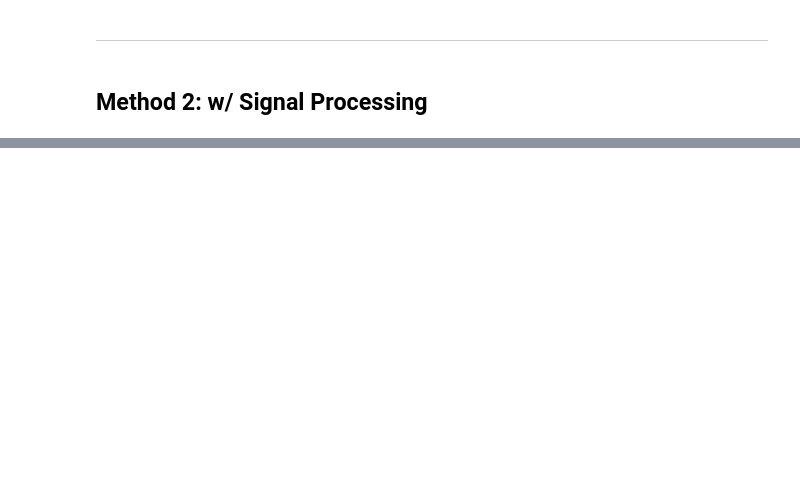
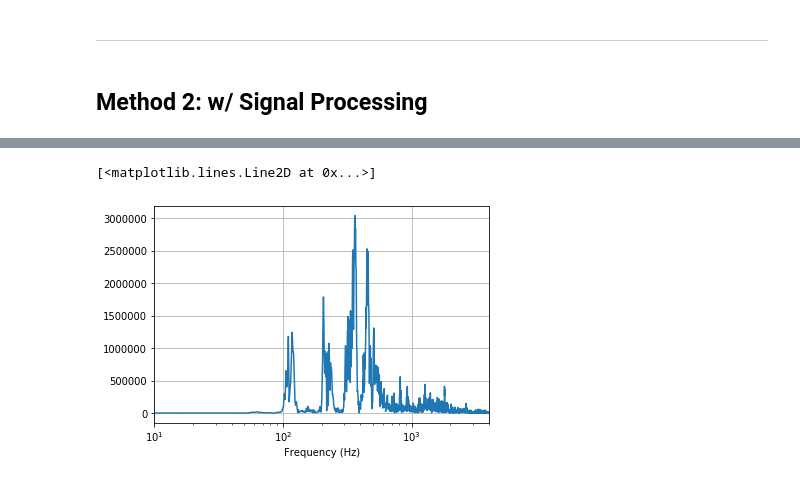
Before and after one commit to kimrharper/data_science_nltk, a Jupyter notebook: audio/digit_analyses.ipynb, the cells around one changed output, grey strips where cells are left out. Cells and saved outputs as stored; diff of their text form; code cells hidden in the pictures; blank space fills up the shorter version.

```diff
--- a/audio/digit_analyses.ipynb
+++ b/audio/digit_analyses.ipynb
@@ -68,0 +86,9 @@ audData.shape[0] / rate
+# %%
+plt.xlim( [10, samplerate/2] )
+plt.xscale( 'log' )
+plt.grid( True )
+plt.xlabel( 'Frequency (Hz)' )
+plt.plot(freqs[:int(freqs.size/2)],fftabs[:int(freqs.size/2)])
+# %% [output]
+[<matplotlib.lines.Line2D at 0x...>]
+[figure, added]
```
Also changed, not shown: parts of 24 cells of this notebook.
